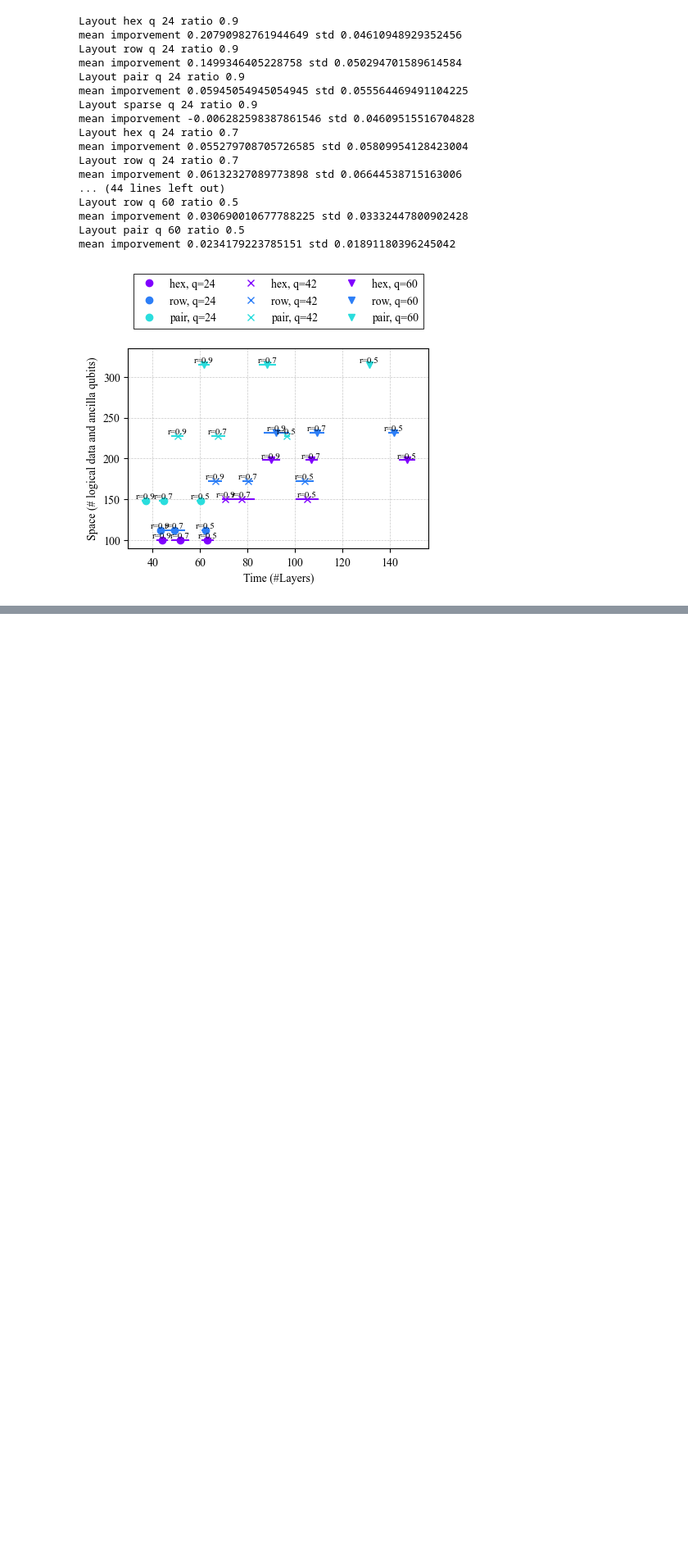
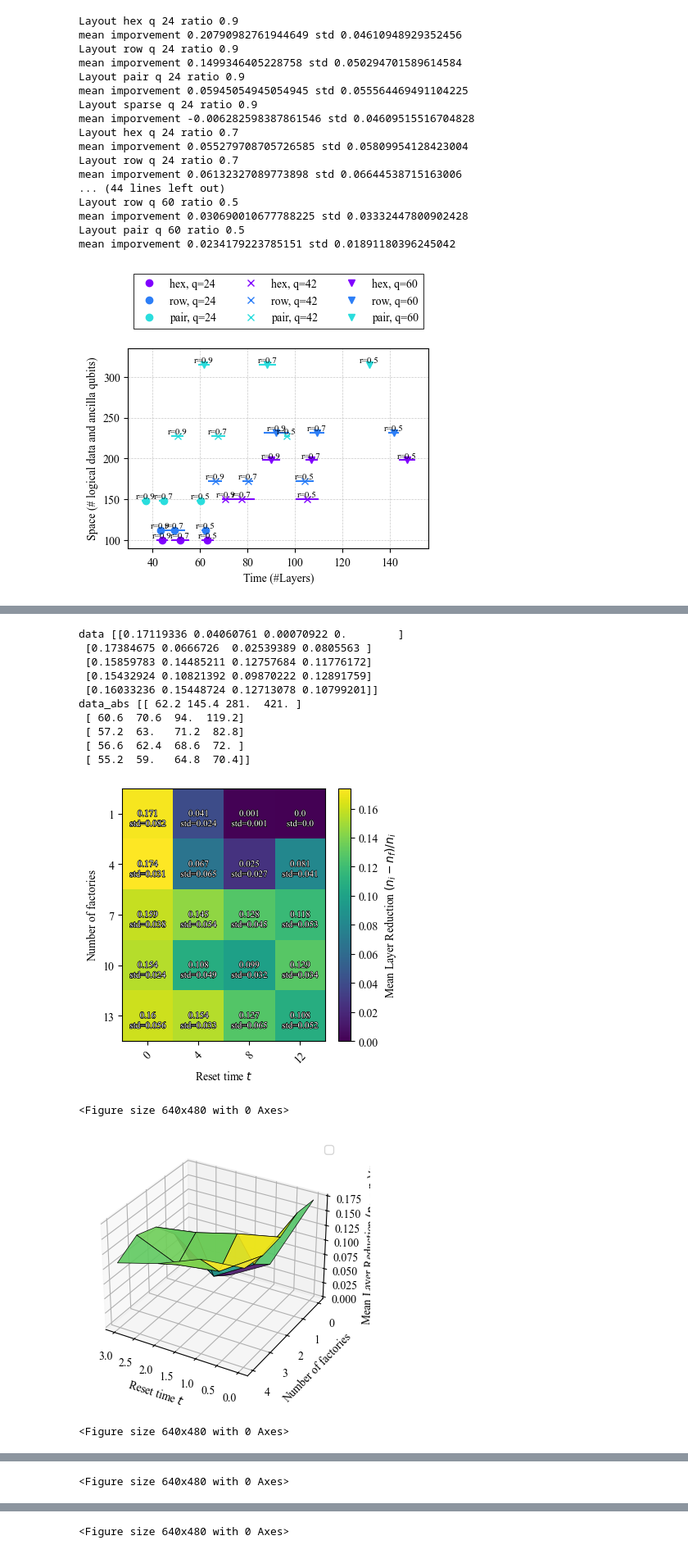
Before and after one commit to LSHerzog/mqt-qecc, a Jupyter notebook: src/mqt/qecc/co3/plots/space_time_plots.ipynb, the cells around one changed output, grey strips where cells are left out. Shown at 82% size. Saved outputs shown, nothing was run; the diff lists cells and outputs as text; code cells hidden in the pictures; blank space fills up the shorter version.

```diff
--- a/src/mqt/qecc/co3/plots/space_time_plots.ipynb
+++ b/src/mqt/qecc/co3/plots/space_time_plots.ipynb
@@ -415,0 +465,24 @@ data_abs [[40.66666667 41.66666667 51.         66.33333333]
+# %%
+instances = res_lst[0]["instances"]
+hc_params = res_lst[0]["hc_params"]
+size = (4,4)
+q=42
+ratio=0.8
+layout_name = "row"#"hex"
+min_depth = 4*q
+co.plots.plot_f_vs_t(res_lst, q, ratio, layout_name, min_depth, size=size)
+# %% [output]
+data [[0.17119336 0.04060761 0.00070922 0.        ]
+ [0.17384675 0.0666726  0.02539389 0.0805563 ]
+ [0.15859783 0.14485211 0.12757684 0.11776172]
+ [0.15432924 0.10821392 0.09870222 0.12891759]
+ [0.16033236 0.15448724 0.12713078 0.10799201]]
+data_abs [[ 62.2 145.4 281.  421. ]
+ [ 60.6  70.6  94.  119.2]
+ [ 57.2  63.   71.2  82.8]
+ [ 56.6  62.4  68.6  72. ]
+ [ 55.2  59.   64.8  70.4]]
+[figure, added]
+<Figure size 640x480 with 0 Axes>
+[figure, added]
+<Figure size 640x480 with 0 Axes>
@@ -415,0 +490 @@ data_abs [[40.66666667 41.66666667 51.         66.33333333]
+<Figure size 640x480 with 0 Axes>
@@ -416,3 +492,4 @@ data_abs [[40.66666667 41.66666667 51.         66.33333333]
+<Figure size 640x480 with 0 Axes>
 # %%
 # ratio vs time from
 #/home/herzog/color_code_compilation/mqt-qecc/src/mqt/qecc/co3/plots/ratio_vs_time_q42.py
```
Also changed, not shown: parts of 19 cells of this notebook, 7 other files.
